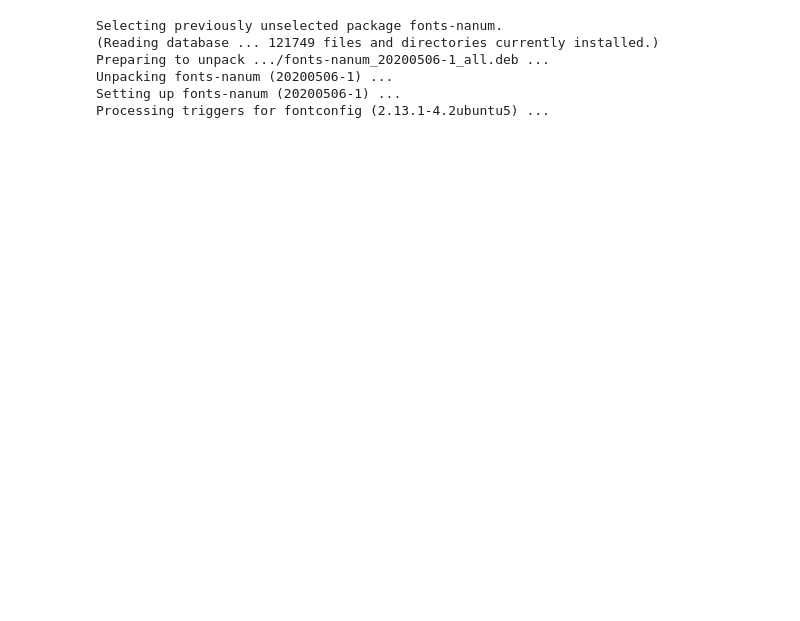
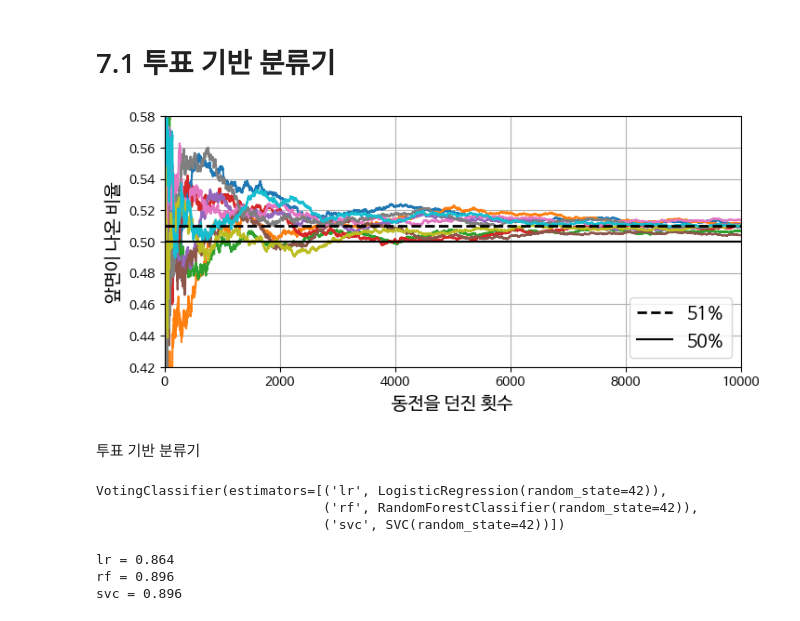
Before and after one commit to sheepjun96/Hands_On-Maching-Learning, a Jupyter notebook: 7장_앙상블_학습과_랜덤_포레스트.ipynb, the cells around one changed output. Cells and saved outputs as stored; diff of their text form; code cells hidden in the pictures; blank space fills up the shorter version.

```diff
--- a/7장_앙상블_학습과_랜덤_포레스트.ipynb
+++ b/7장_앙상블_학습과_랜덤_포레스트.ipynb
@@ -1,28 +1,25 @@
 # %% [markdown]
 <a href="https://colab.research.google.com/github/sheepjun96/Hands_On-Maching-Learning/blob/main/7%EC%9E%A5_%EC%95%99%EC%83%81%EB%B8%94_%ED%95%99%EC%8A%B5%EA%B3%BC_%EB%9E%9C%EB%8D%A4_%ED%8F%AC%EB%A0%88%EC%8A%A4%ED%8A%B8.ipynb" target="_parent"><img src="https://colab.research.google.com/assets/colab-badge.svg" alt="Open In Colab"/></a>
 # %%
+import matplotlib.pyplot as plt
+
+plt.rc('font', size=14)
+plt.rc('axes', labelsize=14, titlesize=14)
+plt.rc('legend', fontsize=14)
+plt.rc('xtick', labelsize=10)
+plt.rc('ytick', labelsize=10)
+
 import sys
-
-# 노트북이 코랩에서 실행 중인지 체크합니다.
+# 코랩의 경우 나눔 폰트를 설치합니다.
 if 'google.colab' in sys.modules:
-    !echo 'debconf debconf/frontend select Noninteractive' | debconf-set-selections
-    # 나눔 폰트를 설치합니다.
     !sudo apt-get -qq -y install fonts-nanum
     import matplotlib.font_manager as fm
     font_files = fm.findSystemFonts(fontpaths=['/usr/share/fonts/truetype/nanum'])
     for fpath in font_files:
         fm.fontManager.addfont(fpath)
 
-    # 나눔바른고딕 폰트로 설정합니다.
-    import matplotlib.pyplot as plt
-    plt.rc('font', family='NanumBarunGothic')
-    # 마이너스 기호 표시 오류 수정
-    import matplotlib
-    matplotlib.rcParams['axes.unicode_minus'] = False
+# 나눔 폰트를 사용합니다.
+import matplotlib
+
+matplotlib.rc('font', family='NanumBarunGothic')
+matplotlib.rcParams['axes.unicode_minus'] = False
-# %% [output]
-Selecting previously unselected package fonts-nanum.
-(Reading database ... 121749 files and directories currently installed.)
-Preparing to unpack .../fonts-nanum_20200506-1_all.deb ...
-Unpacking fonts-nanum (20200506-1) ...
-Setting up fonts-nanum (20200506-1) ...
-Processing triggers for fontconfig (2.13.1-4.2ubuntu5) ...
@@ -36,0 +26,27 @@ plt.rc('ytick', labelsize=10)
+# %% [markdown]
+# 7.1 투표 기반 분류기
+# %%
+import matplotlib.pyplot as plt
+import numpy as np
+
+heads_proba = 0.51
+np.random.seed(42)
+coin_tosses = (np.random.rand(10000, 10) < heads_proba).astype(np.int32)
+cumulative_heads = coin_tosses.cumsum(axis=0)
+cumulative_heads_ratio = cumulative_heads / np.arange(1, 10001).reshape(-1, 1)
+# %%
+plt.figure(figsize=(8, 3.5))
+plt.plot(cumulative_heads_ratio)
+plt.plot([0, 10000], [0.51, 0.51], "k--", linewidth=2, label="51%")
+plt.plot([0, 10000], [0.5, 0.5], "k-", label="50%")
+plt.xlabel("동전을 던진 횟수")
+plt.ylabel("앞면이 나온 비율")
+plt.legend(loc="lower right")
+plt.axis([0, 10000, 0.42, 0.58])
+plt.grid()
+
+plt.show()
+# %% [output]
+[figure, added]
+# %% [markdown]
+ 투표 기반 분류기
@@ -36,0 +62,20 @@ plt.rc('ytick', labelsize=10)
+# %%
+voting_clf = VotingClassifier(
+    estimators=[
+        ('lr', LogisticRegression(random_state=42)),
+        ('rf', RandomForestClassifier(random_state=42)),
+        ('svc', SVC(random_state=42))
+    ]
+)
+voting_clf.fit(X_train, y_train)
+# %% [output]
+VotingClassifier(estimators=[('lr', LogisticRegression(random_state=42)),
+                             ('rf', RandomForestClassifier(random_state=42)),
+                             ('svc', SVC(random_state=42))])
+# %%
+for name, clf in voting_clf.named_estimators_.items():
+    print(name, "=", clf.score(X_test, y_test))
+# %% [output]
+lr = 0.864
+rf = 0.896
+svc = 0.896
```
Also changed, not shown: parts of 11 cells of this notebook.
